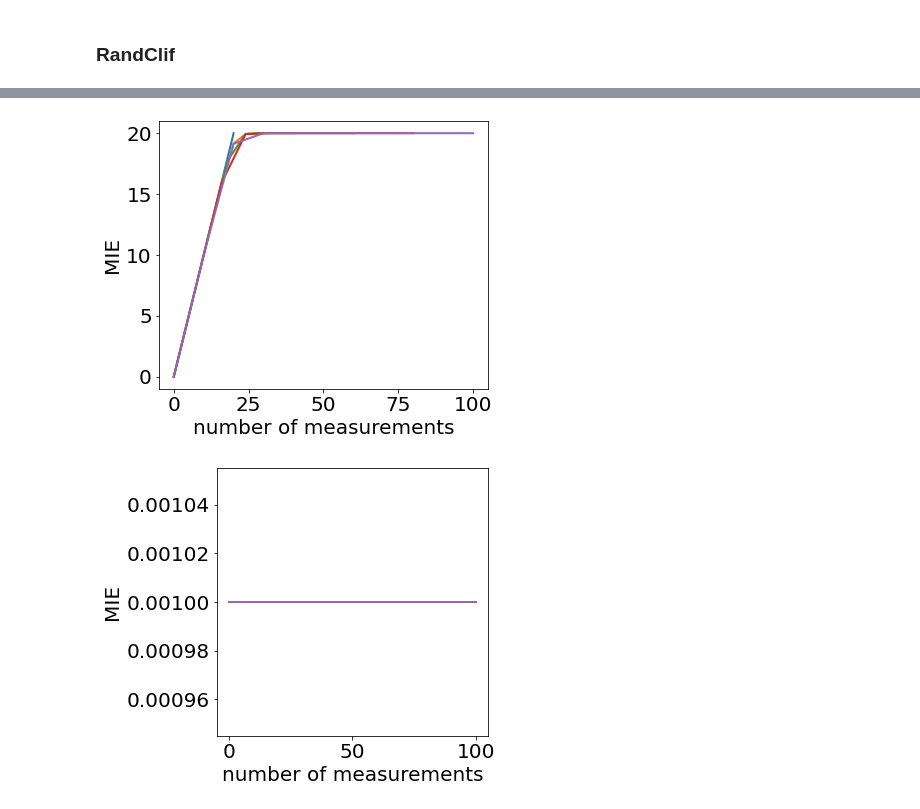
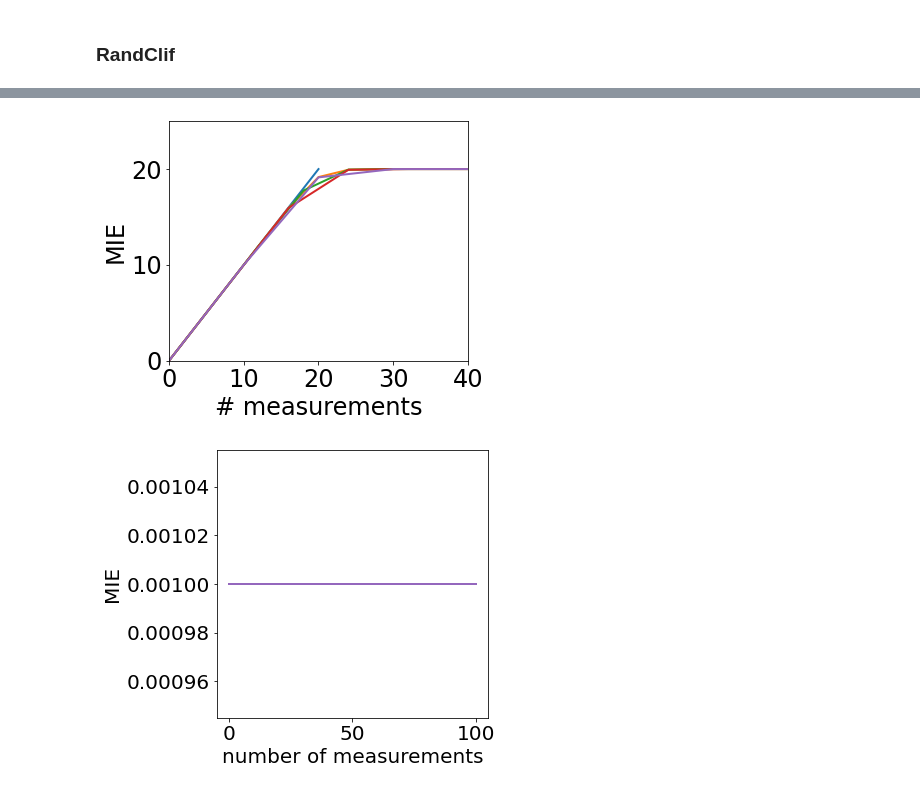
Before and after one commit to zsxqblz/nmeas_MIE_clifford, a Jupyter notebook: visualization/visualization_230317.ipynb, the cells around one changed output, grey strips where cells are left out. Saved outputs shown, nothing was run; the diff lists cells and outputs as text; code cells hidden in the pictures.

```diff
--- a/visualization/visualization_230317.ipynb
+++ b/visualization/visualization_230317.ipynb
@@ -23,17 +23,18 @@ plt.tight_layout()
 # %%
+plt.rcParams.update({'font.size': 24})
 plt.rcParams["figure.figsize"] = (6,5)
 for i in range(6,11):
-    raw = np.loadtxt("data/230317/230317_%d"%(i),delimiter=',',skiprows=1)
+    raw = np.loadtxt("../data/230317/230317_%d"%(i),delimiter=',',skiprows=1)
     plt.plot(raw[:,0],raw[:,1]+1e-3)
 
-# plt.xlim([0,20])
-# plt.ylim([1e-3,3e1])
-plt.xlabel("number of measurements")
+plt.xlim([0,40])
+plt.ylim([0,25])
+plt.xlabel("# measurements")
 plt.ylabel("MIE")
 # plt.yscale('log')
 plt.tight_layout()
 # %% [output]
-[figure, old version]
+[figure, new version]
 # %%
 plt.rcParams["figure.figsize"] = (6,5)
 for i in range(11,16):
```
Also changed, not shown: parts of 1 cell of this notebook, 8 other files.
